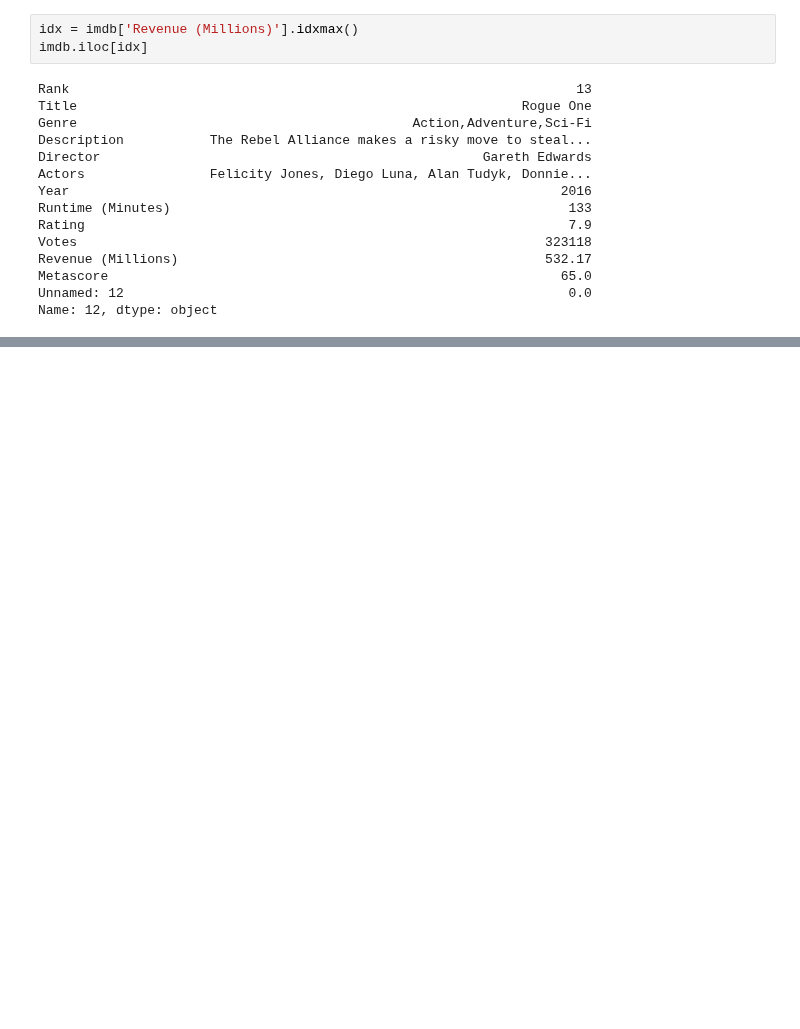
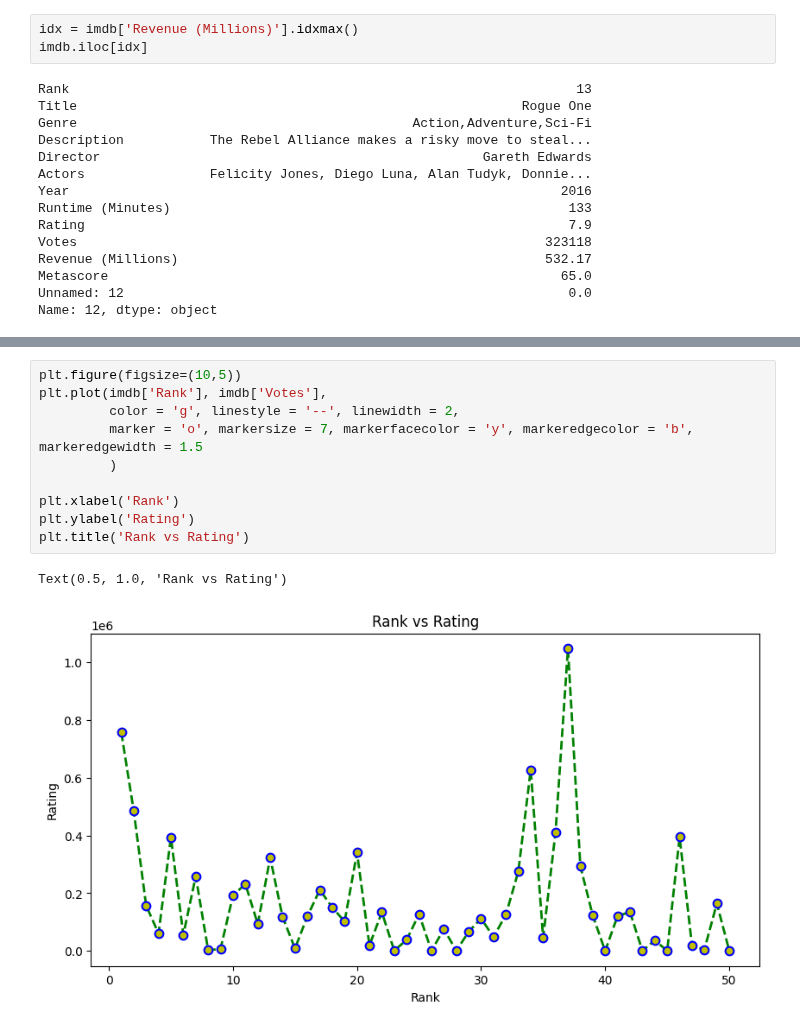
Before and after one commit to arashniroomand/MachineLearning, a Jupyter notebook: Practical_MasterClass/Matplotlib.ipynb, the cells around one changed output, grey strips where cells are left out. Cells and saved outputs as stored; diff of their text form; blank space fills up the shorter version.

```diff
--- a/Practical_MasterClass/Matplotlib.ipynb
+++ b/Practical_MasterClass/Matplotlib.ipynb
@@ -177,0 +191,13 @@ Name: 12, dtype: object
+# %%
+plt.figure(figsize=(10,5))
+plt.plot(imdb['Rank'], imdb['Votes'],
+         color = 'g', linestyle = '--', linewidth = 2,
+         marker = 'o', markersize = 7, markerfacecolor = 'y', markeredgecolor = 'b', markeredgewidth = 1.5
+         )
+
+plt.xlabel('Rank')
+plt.ylabel('Rating')
+plt.title('Rank vs Rating')
+# %% [output]
+Text(0.5, 1.0, 'Rank vs Rating')
+[figure, added]
```
Also changed, not shown: parts of 4 cells of this notebook.
